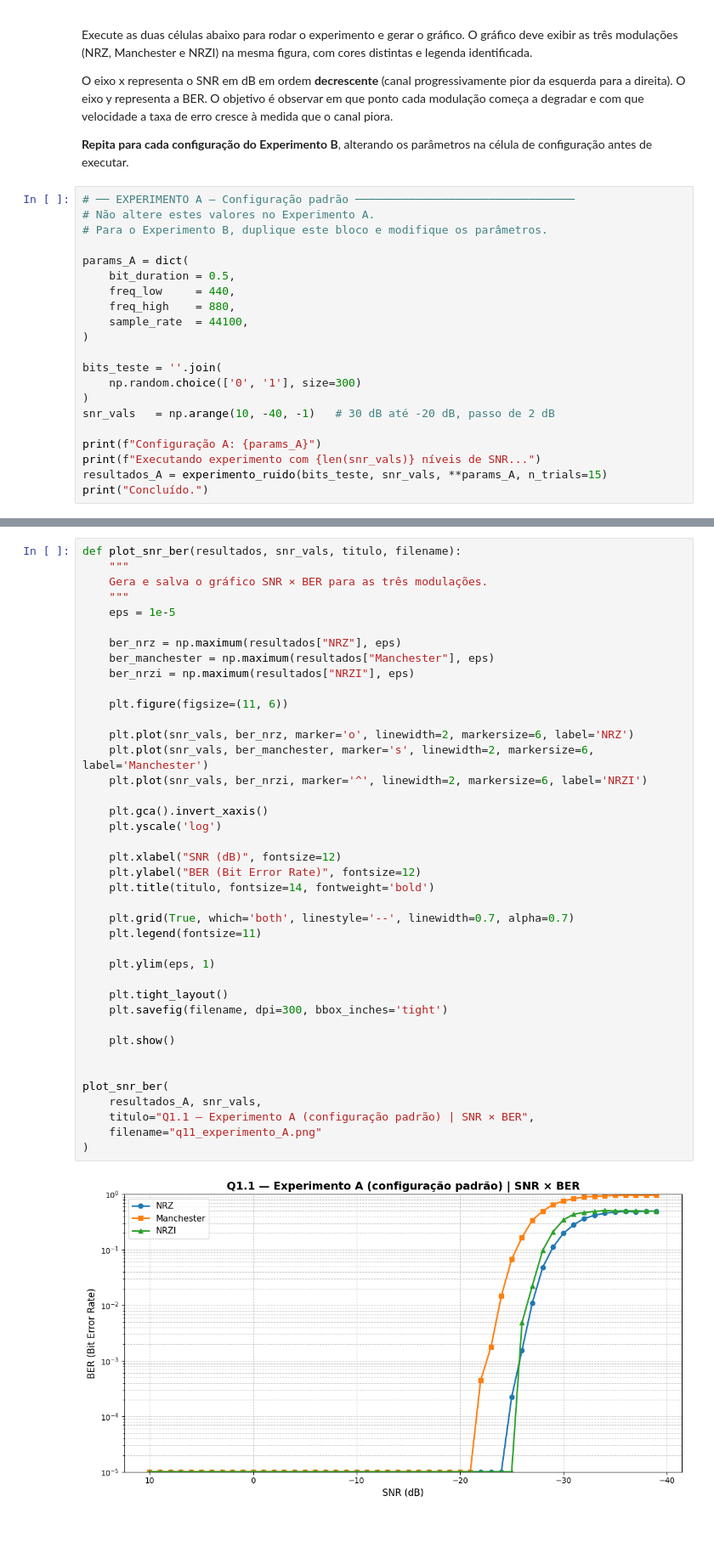
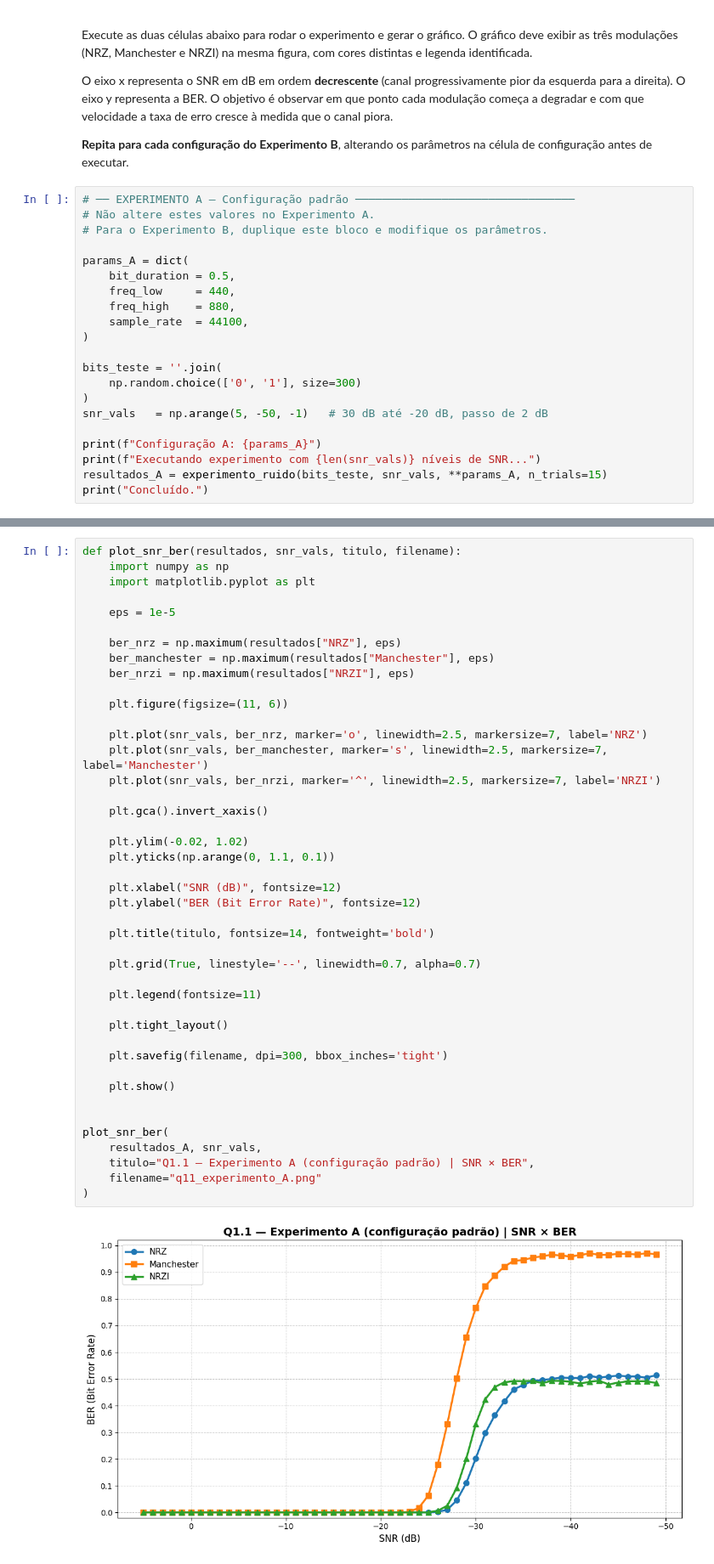
Before and after one commit to diogo-med/redes_lab1, a Jupyter notebook: lab01/modulacao/lab_notebook.ipynb, the cells around one changed output, grey strips where cells are left out. Shown at 85% size. Saved outputs shown, nothing was run; the diff lists cells and outputs as text; blank space fills up the shorter version.

Commit message:
melhora a visualização gráfica

```diff
--- a/lab01/modulacao/lab_notebook.ipynb
+++ b/lab01/modulacao/lab_notebook.ipynb
@@ -712,7 +712,7 @@ params_A = dict(
 bits_teste = ''.join(
     np.random.choice(['0', '1'], size=300)
 )
-snr_vals   = np.arange(10, -40, -1)   # 30 dB até -20 dB, passo de 2 dB
+snr_vals   = np.arange(5, -50, -1)   # 30 dB até -20 dB, passo de 2 dB
 
 print(f"Configuração A: {params_A}")
 print(f"Executando experimento com {len(snr_vals)} níveis de SNR...")
@@ -724,46 +724,49 @@ Executando experimento com 50 níveis de SNR...
 Concluído.
 # %%
 def plot_snr_ber(resultados, snr_vals, titulo, filename):
-    """
-    Gera e salva o gráfico SNR × BER para as três modulações.
-    """
+    import numpy as np
+    import matplotlib.pyplot as plt
+
     eps = 1e-5
 
     ber_nrz = np.maximum(resultados["NRZ"], eps)
     ber_manchester = np.maximum(resultados["Manchester"], eps)
     ber_nrzi = np.maximum(resultados["NRZI"], eps)
 
     plt.figure(figsize=(11, 6))
 
-    plt.plot(snr_vals, ber_nrz, marker='o', linewidth=2, markersize=6, label='NRZ')
-    plt.plot(snr_vals, ber_manchester, marker='s', linewidth=2, markersize=6, label='Manchester')
-    plt.plot(snr_vals, ber_nrzi, marker='^', linewidth=2, markersize=6, label='NRZI')
+    plt.plot(snr_vals, ber_nrz, marker='o', linewidth=2.5, markersize=7, label='NRZ')
+    plt.plot(snr_vals, ber_manchester, marker='s', linewidth=2.5, markersize=7, label='Manchester')
+    plt.plot(snr_vals, ber_nrzi, marker='^', linewidth=2.5, markersize=7, label='NRZI')
 
     plt.gca().invert_xaxis()
-    plt.yscale('log')
+
+    plt.ylim(-0.02, 1.02)
+    plt.yticks(np.arange(0, 1.1, 0.1))
 
     plt.xlabel("SNR (dB)", fontsize=12)
     plt.ylabel("BER (Bit Error Rate)", fontsize=12)
+
     plt.title(titulo, fontsize=14, fontweight='bold')
 
-    plt.grid(True, which='both', linestyle='--', linewidth=0.7, alpha=0.7)
+    plt.grid(True, linestyle='--', linewidth=0.7, alpha=0.7)
+
     plt.legend(fontsize=11)
 
-    plt.ylim(eps, 1)
+    plt.tight_layout()
 
-    plt.tight_layout()
     plt.savefig(filename, dpi=300, bbox_inches='tight')
 
     plt.show()
 
 
 plot_snr_ber(
     resultados_A, snr_vals,
     titulo="Q1.1 — Experimento A (configuração padrão) | SNR × BER",
     filename="q11_experimento_A.png"
 )
 # %% [output]
-[figure, old version]
+[figure, new version]
 # %% [markdown]
 ---
 #### Q1.2 — Pontos Críticos de Degradação
```
Also changed, not shown: parts of 1 cell of this notebook, 1 other file.
